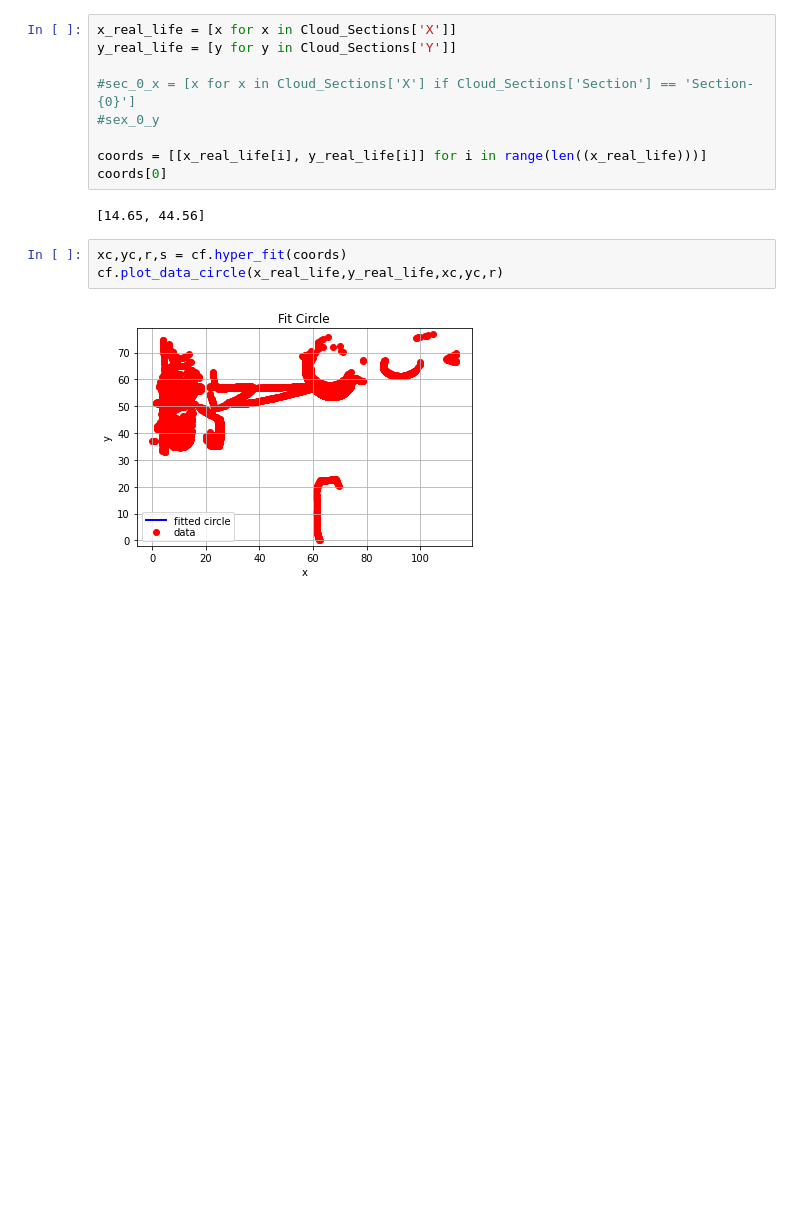
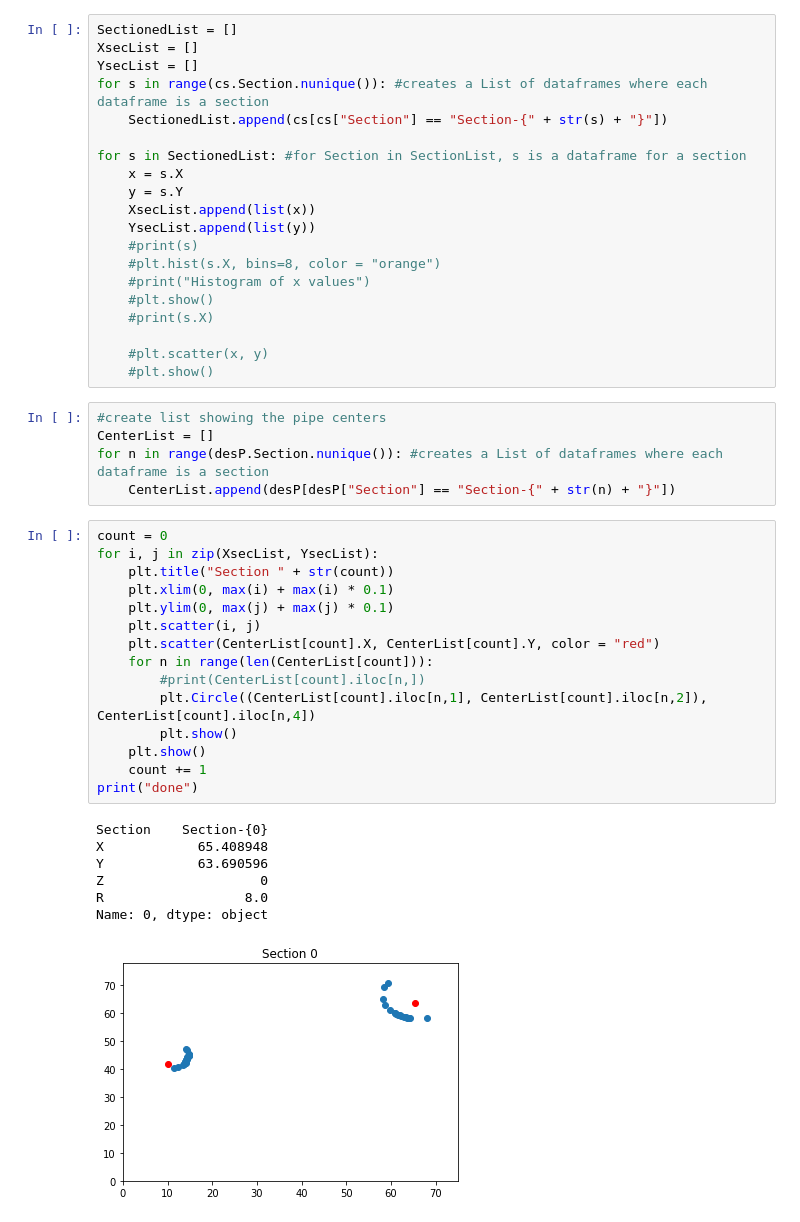
Before and after one commit to StephenBurke/seminar, a Jupyter notebook: Clouded.ipynb, the cells around one changed output. Cells and saved outputs as stored; diff of their text form; blank space fills up the shorter version.

Commit message:
parsing sections and producing scatterplots
next step is to maybe rework how the data is stored into a list of (x,y) tuples for each section.

```diff
--- a/Clouded.ipynb
+++ b/Clouded.ipynb
@@ -34,16 +14,48 @@ As built:
-# %%
-x_real_life = [x for x in Cloud_Sections['X']]
-y_real_life = [y for y in Cloud_Sections['Y']]
-
-#sec_0_x = [x for x in Cloud_Sections['X'] if Cloud_Sections['Section'] == 'Section-{0}']
-#sex_0_y
-
-coords = [[x_real_life[i], y_real_life[i]] for i in range(len((x_real_life)))]
-coords[0]
-# %% [output]
-[14.65, 44.56]
-# %%
-xc,yc,r,s = cf.hyper_fit(coords)
-cf.plot_data_circle(x_real_life,y_real_life,xc,yc,r)
-# %% [output]
-[figure, removed]
+# %%
+SectionedList = []
+XsecList = []
+YsecList = []
+for s in range(cs.Section.nunique()): #creates a List of dataframes where each dataframe is a section
+    SectionedList.append(cs[cs["Section"] == "Section-{" + str(s) + "}"])
+
+for s in SectionedList: #for Section in SectionList, s is a dataframe for a section
+    x = s.X
+    y = s.Y
+    XsecList.append(list(x))
+    YsecList.append(list(y))
+    #print(s)
+    #plt.hist(s.X, bins=8, color = "orange")
+    #print("Histogram of x values")
+    #plt.show()
+    #print(s.X)
+
+    #plt.scatter(x, y)
+    #plt.show()
+# %%
+#create list showing the pipe centers
+CenterList = []
+for n in range(desP.Section.nunique()): #creates a List of dataframes where each dataframe is a section
+    CenterList.append(desP[desP["Section"] == "Section-{" + str(n) + "}"])
+# %%
+count = 0
+for i, j in zip(XsecList, YsecList):
+    plt.title("Section " + str(count))
+    plt.xlim(0, max(i) + max(i) * 0.1)
+    plt.ylim(0, max(j) + max(j) * 0.1)
+    plt.scatter(i, j)
+    plt.scatter(CenterList[count].X, CenterList[count].Y, color = "red")
+    for n in range(len(CenterList[count])):
+        #print(CenterList[count].iloc[n,])
+        plt.Circle((CenterList[count].iloc[n,1], CenterList[count].iloc[n,2]), CenterList[count].iloc[n,4])
+        plt.show()
+    plt.show()
+    count += 1
+print("done")
+# %% [output]
+Section    Section-{0}
+X            65.408948
+Y            63.690596
+Z                    0
+R                  8.0
+Name: 0, dtype: object
+[figure, added]
```
Also changed, not shown: parts of 3 cells of this notebook.
